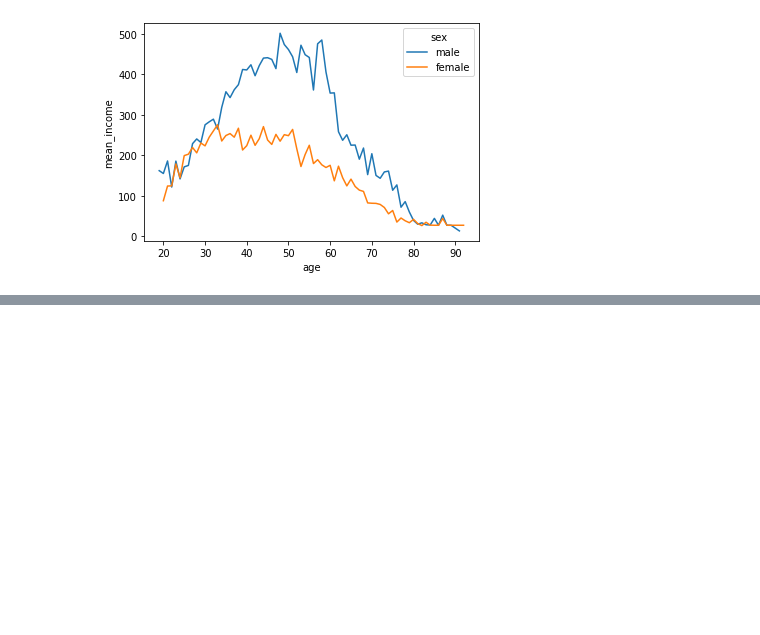
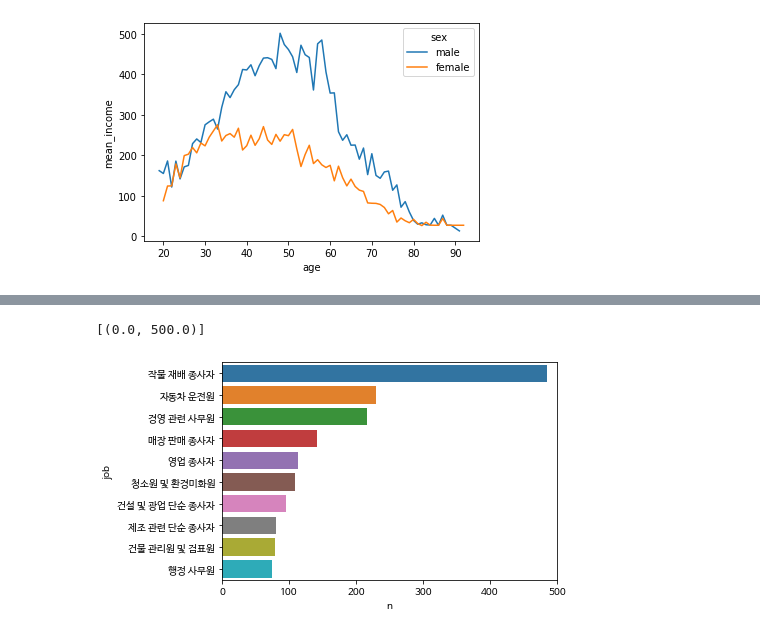
Before and after one commit to chaiminwoo0223/Data-Analysis, a Jupyter notebook: 08 - example.ipynb, the cells around one changed output, grey strips where cells are left out. Saved outputs shown, nothing was run; the diff lists cells and outputs as text; code cells hidden in the pictures; blank space fills up the shorter version.

```diff
--- a/08 - example.ipynb
+++ b/08 - example.ipynb
@@ -357,0 +377,3 @@ sns.lineplot(data = sex_age, x = 'age', y = 'mean_income', hue = 'sex')
+# %%
+list_job = pd.read_excel('/content/drive/MyDrive/수업/데이터 분석 입문/강의자료/Data/Koweps_Codebook_2019.xlsx', sheet_name = '직종코드')
+list_job.head()
@@ -357,0 +516,8 @@ sns.lineplot(data = sex_age, x = 'age', y = 'mean_income', hue = 'sex')
+# %%
+job_male = welfare.dropna(subset = ['job'])\
+                  .query('sex == "male"')\
+                  .groupby('job', as_index = False)\
+                  .agg(n = ('job', 'count'))\
+                  .sort_values('n', ascending = False)\
+                  .head(10)
+job_male # 남성별 직업 빈도표
@@ -357,0 +556,5 @@ sns.lineplot(data = sex_age, x = 'age', y = 'mean_income', hue = 'sex')
+# %%
+sns.barplot(data = job_male, x = 'n', y = 'job').set(xlim = (0,500))
+# %% [output]
+[(0.0, 500.0)]
+[figure, added]
```
Also changed, not shown: parts of 25 cells of this notebook.
